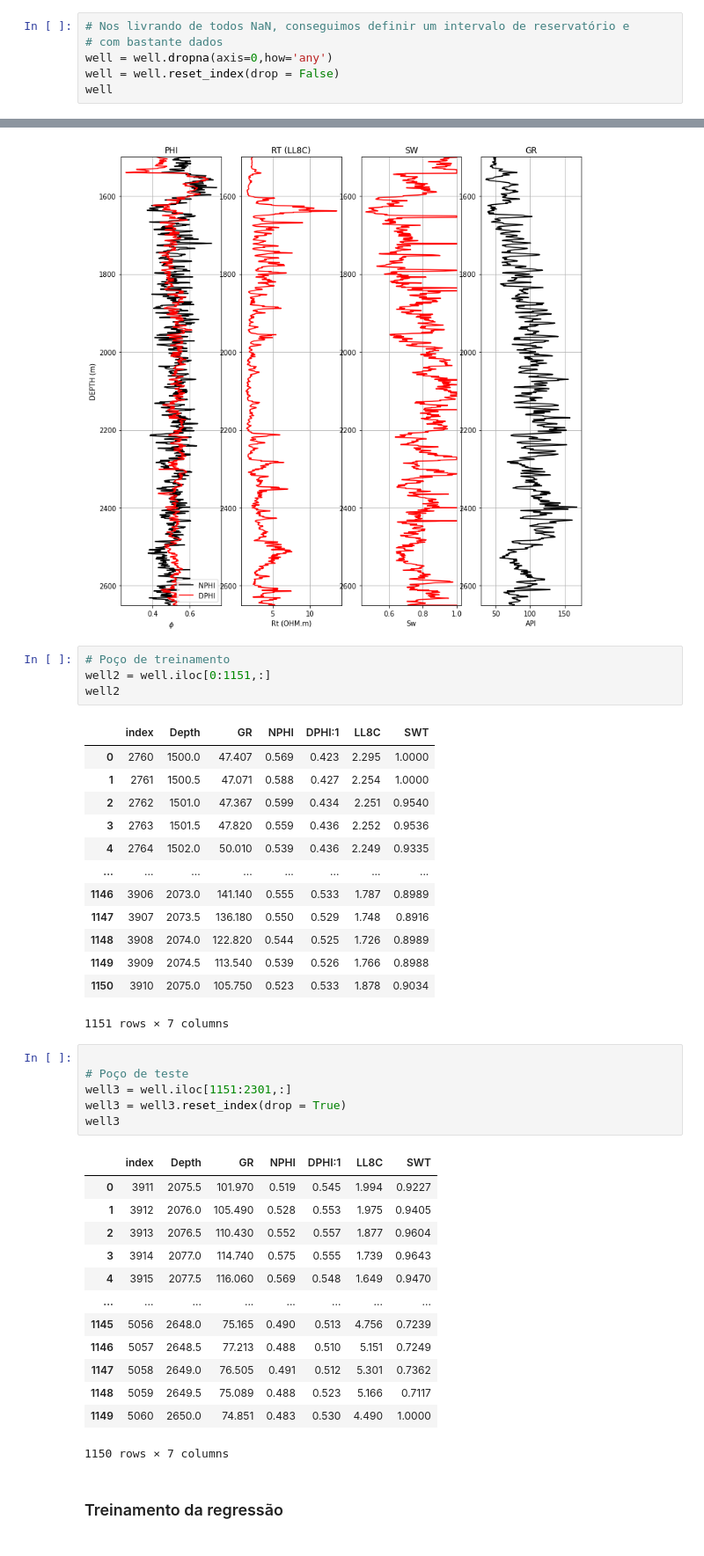
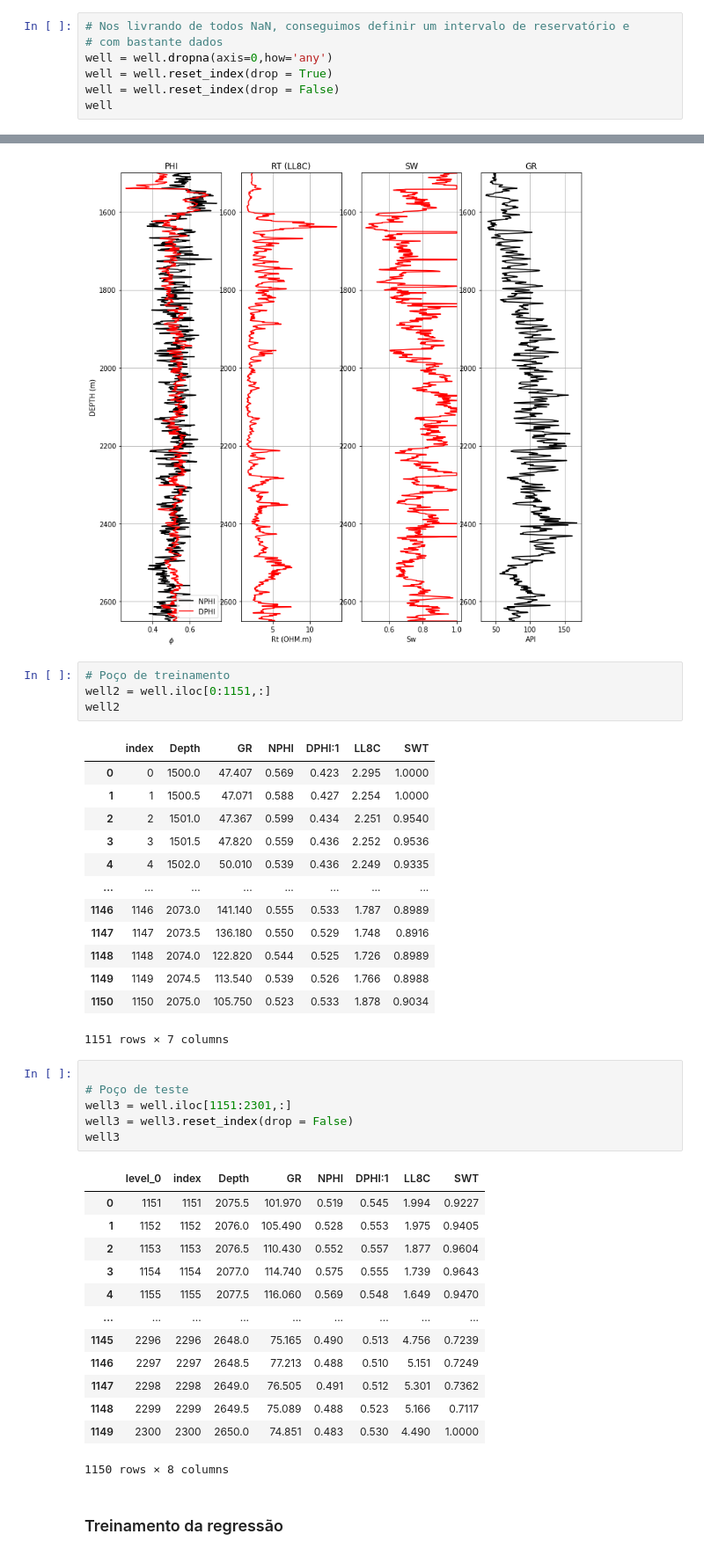
Before and after one commit to horaciosrf/masters_project, a Jupyter notebook: testes.ipynb, the cells around one changed output, grey strips where cells are left out. Shown: that part at 88% size. Drawn from its saved outputs; the diff is of its cells as text.

```diff
--- a/testes.ipynb
+++ b/testes.ipynb
@@ -100,6 +98,7 @@ well
 # Nos livrando de todos NaN, conseguimos definir um intervalo de reservatório e
 # com bastante dados
 well = well.dropna(axis=0,how='any')
+well = well.reset_index(drop = True)
 well = well.reset_index(drop = False)
 well
 # %% [output]
@@ -163,38 +162,38 @@ well2 = well.iloc[0:1151,:]
 well2
 # %% [output]
 |  | index | Depth | GR | NPHI | DPHI:1 | LL8C | SWT |
-| 0 | 2760 | 1500.0 | 47.407 | 0.569 | 0.423 | 2.295 | 1.0000 |
-| 1 | 2761 | 1500.5 | 47.071 | 0.588 | 0.427 | 2.254 | 1.0000 |
-| 2 | 2762 | 1501.0 | 47.367 | 0.599 | 0.434 | 2.251 | 0.9540 |
-| 3 | 2763 | 1501.5 | 47.820 | 0.559 | 0.436 | 2.252 | 0.9536 |
-| 4 | 2764 | 1502.0 | 50.010 | 0.539 | 0.436 | 2.249 | 0.9335 |
+| 0 | 0 | 1500.0 | 47.407 | 0.569 | 0.423 | 2.295 | 1.0000 |
+| 1 | 1 | 1500.5 | 47.071 | 0.588 | 0.427 | 2.254 | 1.0000 |
+| 2 | 2 | 1501.0 | 47.367 | 0.599 | 0.434 | 2.251 | 0.9540 |
+| 3 | 3 | 1501.5 | 47.820 | 0.559 | 0.436 | 2.252 | 0.9536 |
+| 4 | 4 | 1502.0 | 50.010 | 0.539 | 0.436 | 2.249 | 0.9335 |
 | ... | ... | ... | ... | ... | ... | ... | ... |
-| 1146 | 3906 | 2073.0 | 141.140 | 0.555 | 0.533 | 1.787 | 0.8989 |
-| 1147 | 3907 | 2073.5 | 136.180 | 0.550 | 0.529 | 1.748 | 0.8916 |
-| 1148 | 3908 | 2074.0 | 122.820 | 0.544 | 0.525 | 1.726 | 0.8989 |
-| 1149 | 3909 | 2074.5 | 113.540 | 0.539 | 0.526 | 1.766 | 0.8988 |
-| 1150 | 3910 | 2075.0 | 105.750 | 0.523 | 0.533 | 1.878 | 0.9034 |
+| 1146 | 1146 | 2073.0 | 141.140 | 0.555 | 0.533 | 1.787 | 0.8989 |
+| 1147 | 1147 | 2073.5 | 136.180 | 0.550 | 0.529 | 1.748 | 0.8916 |
+| 1148 | 1148 | 2074.0 | 122.820 | 0.544 | 0.525 | 1.726 | 0.8989 |
+| 1149 | 1149 | 2074.5 | 113.540 | 0.539 | 0.526 | 1.766 | 0.8988 |
+| 1150 | 1150 | 2075.0 | 105.750 | 0.523 | 0.533 | 1.878 | 0.9034 |
 1151 rows × 7 columns
 # %%
 
 # Poço de teste
 well3 = well.iloc[1151:2301,:]
-well3 = well3.reset_index(drop = True)
+well3 = well3.reset_index(drop = False)
 well3
 # %% [output]
-|  | index | Depth | GR | NPHI | DPHI:1 | LL8C | SWT |
-| 0 | 3911 | 2075.5 | 101.970 | 0.519 | 0.545 | 1.994 | 0.9227 |
-| 1 | 3912 | 2076.0 | 105.490 | 0.528 | 0.553 | 1.975 | 0.9405 |
-| 2 | 3913 | 2076.5 | 110.430 | 0.552 | 0.557 | 1.877 | 0.9604 |
-| 3 | 3914 | 2077.0 | 114.740 | 0.575 | 0.555 | 1.739 | 0.9643 |
-| 4 | 3915 | 2077.5 | 116.060 | 0.569 | 0.548 | 1.649 | 0.9470 |
-| ... | ... | ... | ... | ... | ... | ... | ... |
-| 1145 | 5056 | 2648.0 | 75.165 | 0.490 | 0.513 | 4.756 | 0.7239 |
-| 1146 | 5057 | 2648.5 | 77.213 | 0.488 | 0.510 | 5.151 | 0.7249 |
-| 1147 | 5058 | 2649.0 | 76.505 | 0.491 | 0.512 | 5.301 | 0.7362 |
-| 1148 | 5059 | 2649.5 | 75.089 | 0.488 | 0.523 | 5.166 | 0.7117 |
-| 1149 | 5060 | 2650.0 | 74.851 | 0.483 | 0.530 | 4.490 | 1.0000 |
+|  | level_0 | index | Depth | GR | NPHI | DPHI:1 | LL8C | SWT |
+| 0 | 1151 | 1151 | 2075.5 | 101.970 | 0.519 | 0.545 | 1.994 | 0.9227 |
+| 1 | 1152 | 1152 | 2076.0 | 105.490 | 0.528 | 0.553 | 1.975 | 0.9405 |
+| 2 | 1153 | 1153 | 2076.5 | 110.430 | 0.552 | 0.557 | 1.877 | 0.9604 |
+| 3 | 1154 | 1154 | 2077.0 | 114.740 | 0.575 | 0.555 | 1.739 | 0.9643 |
+| 4 | 1155 | 1155 | 2077.5 | 116.060 | 0.569 | 0.548 | 1.649 | 0.9470 |
+| ... | ... | ... | ... | ... | ... | ... | ... | ... |
+| 1145 | 2296 | 2296 | 2648.0 | 75.165 | 0.490 | 0.513 | 4.756 | 0.7239 |
+| 1146 | 2297 | 2297 | 2648.5 | 77.213 | 0.488 | 0.510 | 5.151 | 0.7249 |
+| 1147 | 2298 | 2298 | 2649.0 | 76.505 | 0.491 | 0.512 | 5.301 | 0.7362 |
+| 1148 | 2299 | 2299 | 2649.5 | 75.089 | 0.488 | 0.523 | 5.166 | 0.7117 |
+| 1149 | 2300 | 2300 | 2650.0 | 74.851 | 0.483 | 0.530 | 4.490 | 1.0000 |
-1150 rows × 7 columns
+1150 rows × 8 columns
 # %% [markdown]
 ### Treinamento da regressão
 # %%
```
Also changed, not shown: parts of 7 cells of this notebook.
